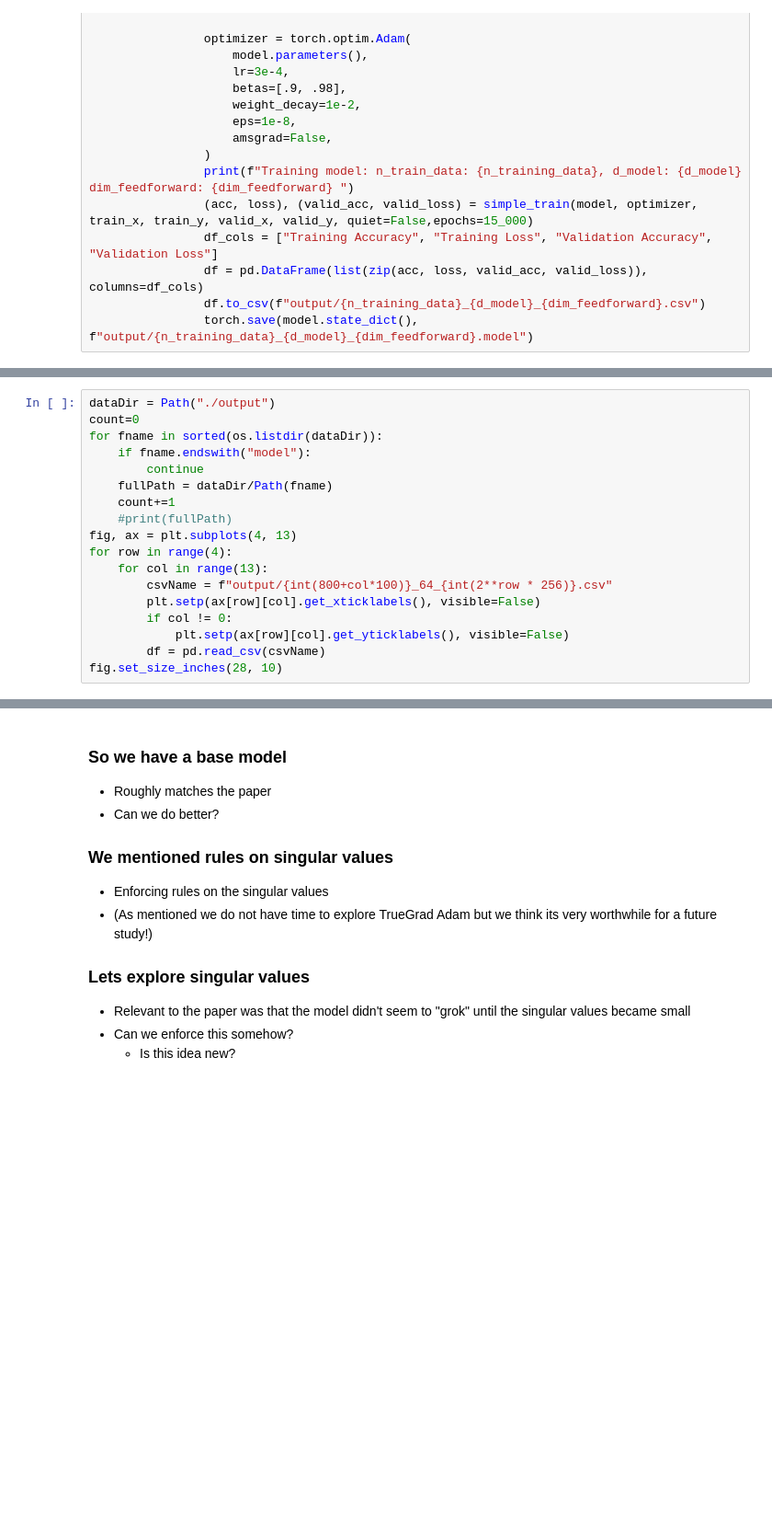
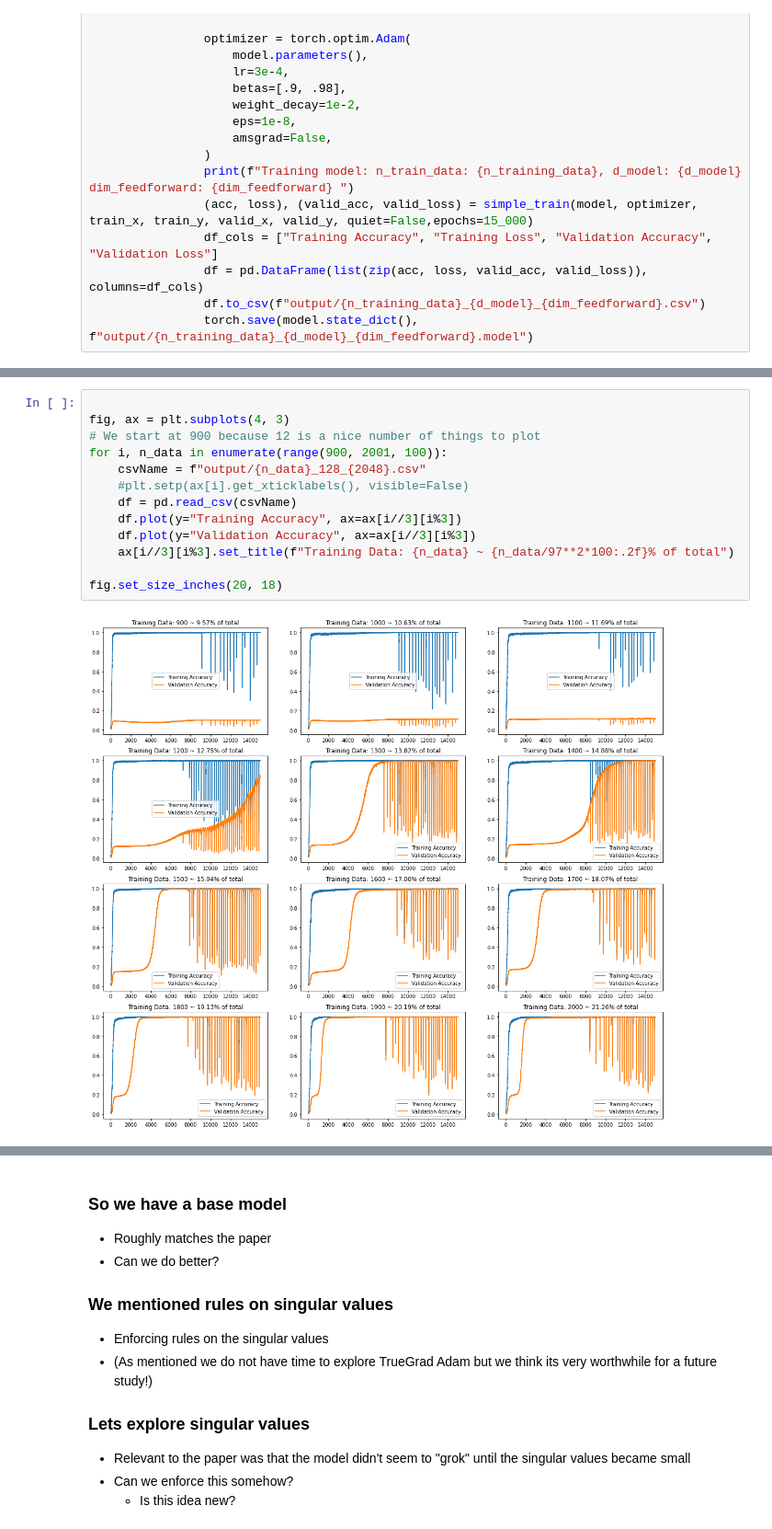
Before and after one commit to lovely439/CMSC320-Final-Project, a Jupyter notebook: index.ipynb, the cells around one changed output, grey strips where cells are left out. Shown: that part at 92% size. Cells and saved outputs as stored; diff of their text form; blank space fills up the shorter version.

```diff
--- a/index.ipynb
+++ b/index.ipynb
@@ -355,18 +345,0 @@ So each set of plots is 13 by 4 and we can visually examine them before doing an
-# %%
-dataDir = Path("./output")
-count=0
-for fname in sorted(os.listdir(dataDir)):
-    if fname.endswith("model"):
-        continue
-    fullPath = dataDir/Path(fname)
-    count+=1
-    #print(fullPath)
-fig, ax = plt.subplots(4, 13)
-for row in range(4):
-    for col in range(13):
-        csvName = f"output/{int(800+col*100)}_64_{int(2**row * 256)}.csv"
-        plt.setp(ax[row][col].get_xticklabels(), visible=False)
-        if col != 0:
-            plt.setp(ax[row][col].get_yticklabels(), visible=False)
-        df = pd.read_csv(csvName)
-fig.set_size_inches(28, 10)
@@ -375,0 +352,15 @@ KeyboardInterrupt:
+# %%
+
+fig, ax = plt.subplots(4, 3)
+# We start at 900 because 12 is a nice number of things to plot
+for i, n_data in enumerate(range(900, 2001, 100)):
+    csvName = f"output/{n_data}_128_{2048}.csv"
+    #plt.setp(ax[i].get_xticklabels(), visible=False)
+    df = pd.read_csv(csvName)
+    df.plot(y="Training Accuracy", ax=ax[i//3][i%3])
+    df.plot(y="Validation Accuracy", ax=ax[i//3][i%3])
+    ax[i//3][i%3].set_title(f"Training Data: {n_data} ~ {n_data/97**2*100:.2f}% of total")
+
+fig.set_size_inches(20, 18)
+# %% [output]
+[figure, added]
```
Also changed, not shown: parts of 6 cells of this notebook, 1 other file.
